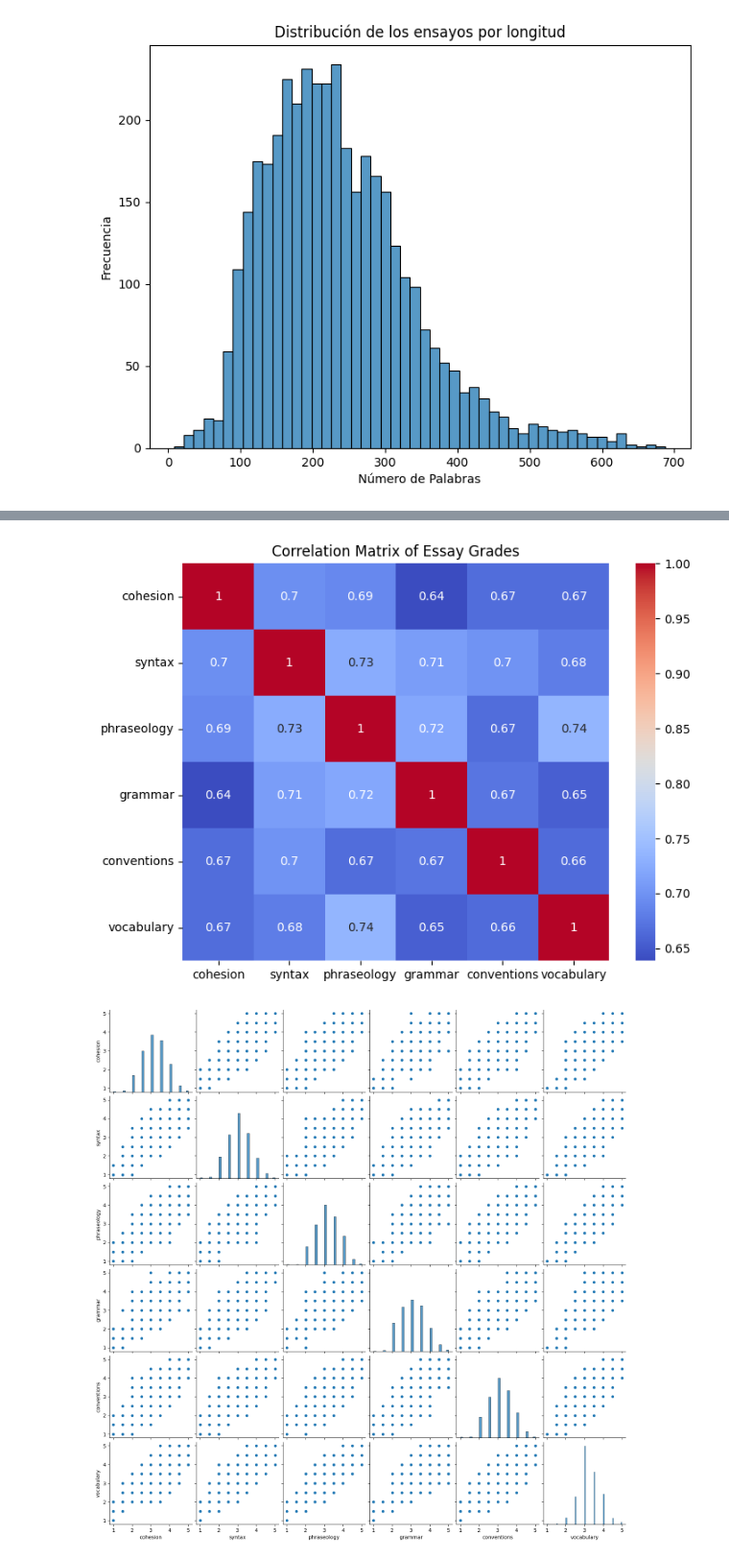
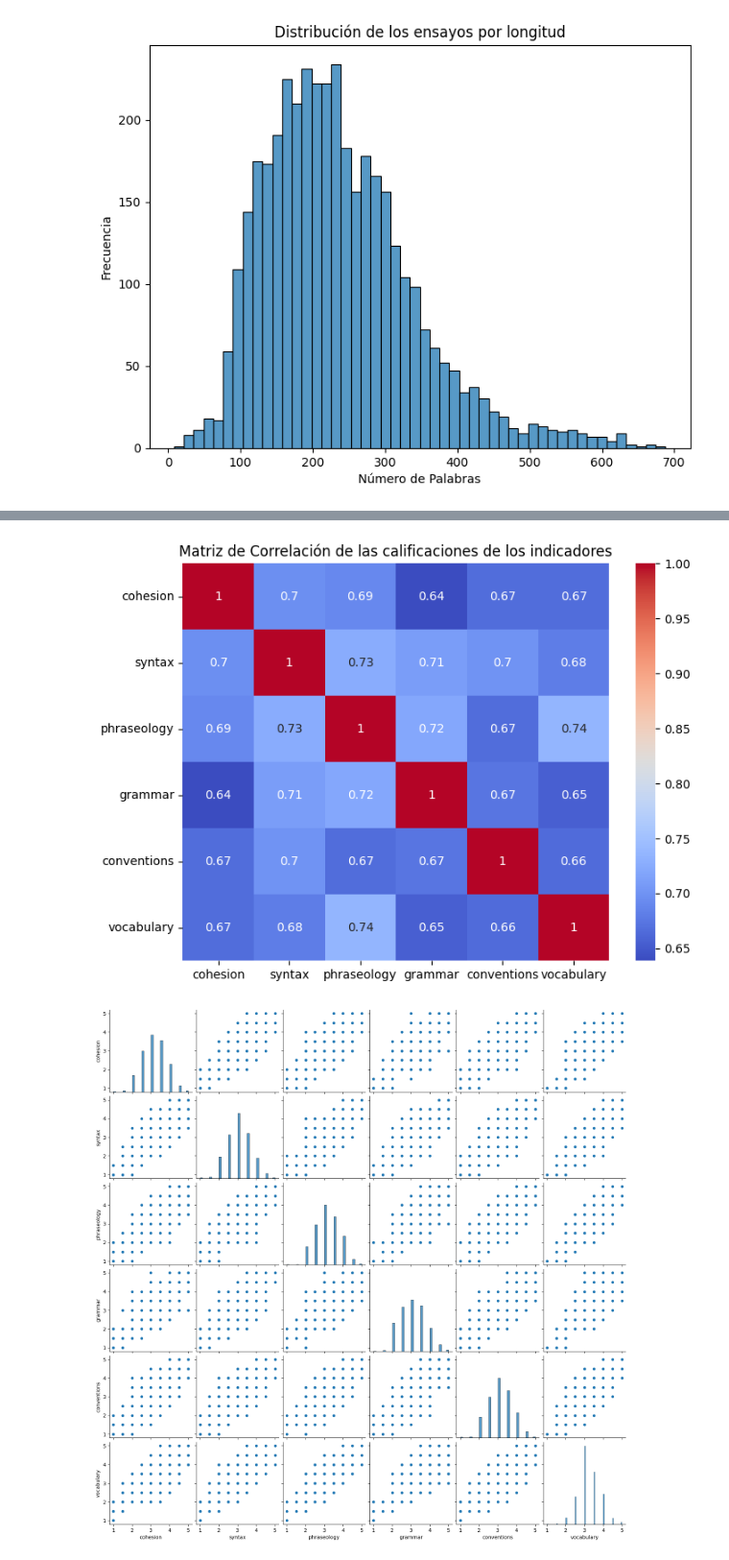
Before and after one commit to joangb2020/Trabajo-Final-Maestr-a, a Jupyter notebook: Scripts/Script1_Preprocesamiento.ipynb, the cells around one changed output, grey strips where cells are left out. Shown at 96% size. Saved outputs shown, nothing was run; the diff lists cells and outputs as text; code cells hidden in the pictures.

```diff
--- a/Scripts/Script1_Preprocesamiento.ipynb
+++ b/Scripts/Script1_Preprocesamiento.ipynb
@@ -110,16 +111,16 @@ plt.show()
 # %%
 grades_df = df[['cohesion', 'syntax', 'phraseology', 'grammar', 'conventions', 'vocabulary']]
 
 # Calcula la matriz de correlación de las notas
 corr = grades_df.corr()
 
 # Visualiza la matriz de correlación usando un mapa de calor
 plt.figure(figsize=(8,6))
 sns.heatmap(corr, annot=True, cmap='coolwarm')
-plt.title('Correlation Matrix of Essay Grades')
+plt.title('Matriz de Correlación de las calificaciones de los indicadores')
 plt.show()
 # %% [output]
-[figure, old version]
+[figure, new version]
 # %%
 # Visualiza la correlación entre notas usando scatterplots
 sns.pairplot(grades_df)
```
Also changed, not shown: parts of 8 cells of this notebook, 8 other files.
